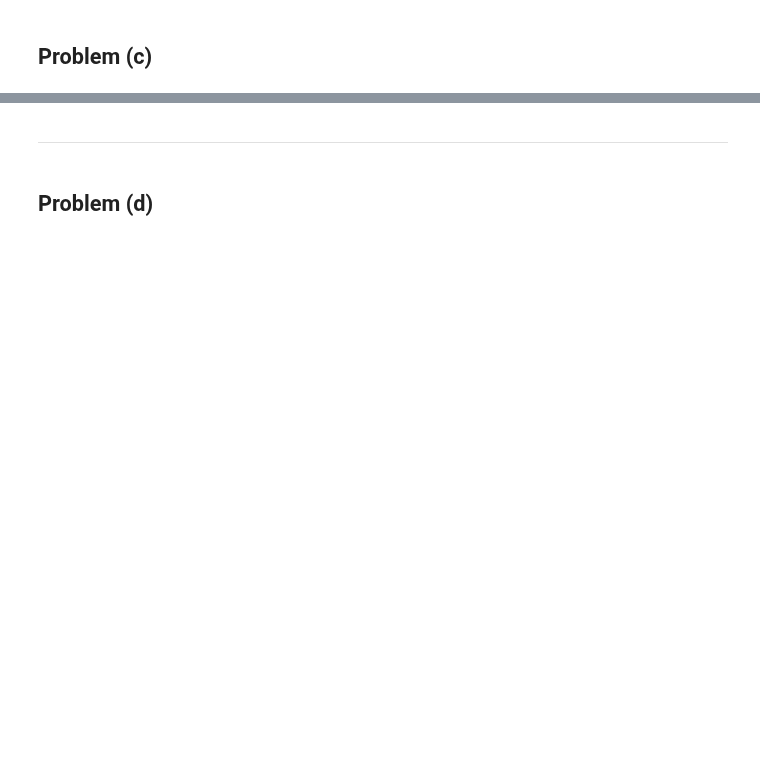
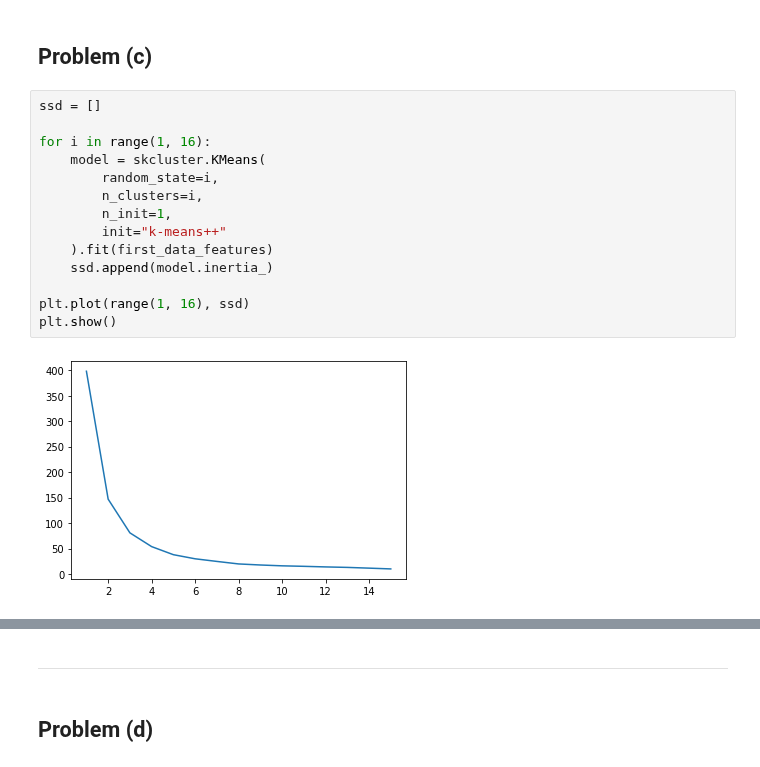
Before and after one commit to ckoliber/mlexercises, a Jupyter notebook: src/exercise6.ipynb, the cells around one changed output, grey strips where cells are left out. Saved outputs shown, nothing was run; the diff lists cells and outputs as text; blank space fills up the shorter version.

```diff
--- a/src/exercise6.ipynb
+++ b/src/exercise6.ipynb
@@ -104,2 +145,18 @@ As we can see, the cluster centroids are **bad**, and the number of clusters is
 # %% [markdown]
 ## Problem (c)
+# %%
+ssd = []
+
+for i in range(1, 16):
+    model = skcluster.KMeans(
+        random_state=i,
+        n_clusters=i,
+        n_init=1,
+        init="k-means++"
+    ).fit(first_data_features)
+    ssd.append(model.inertia_)
+
+plt.plot(range(1, 16), ssd)
+plt.show()
+# %% [output]
+[figure, added]
```
Also changed, not shown: parts of 12 cells of this notebook.
